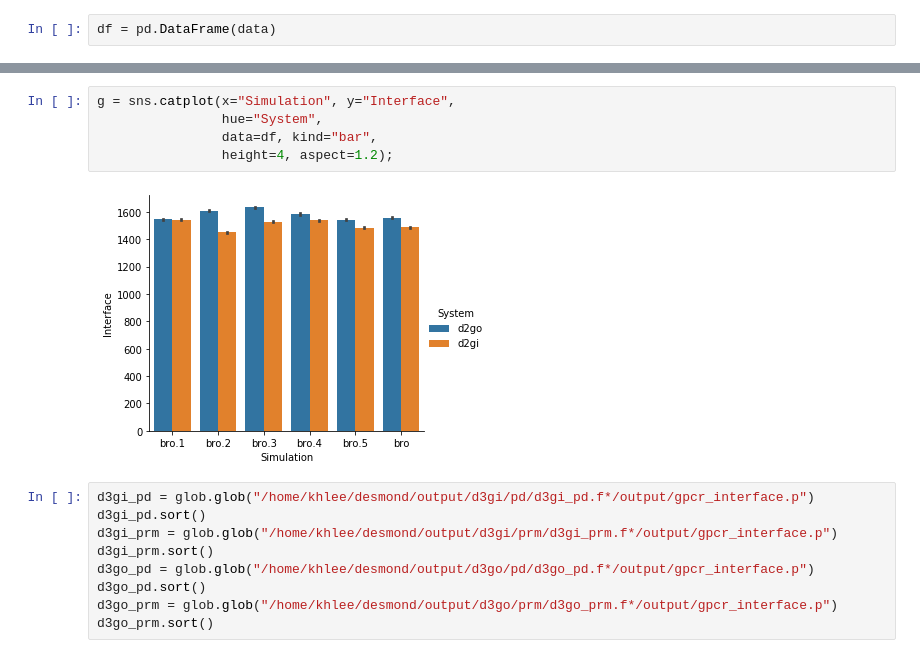
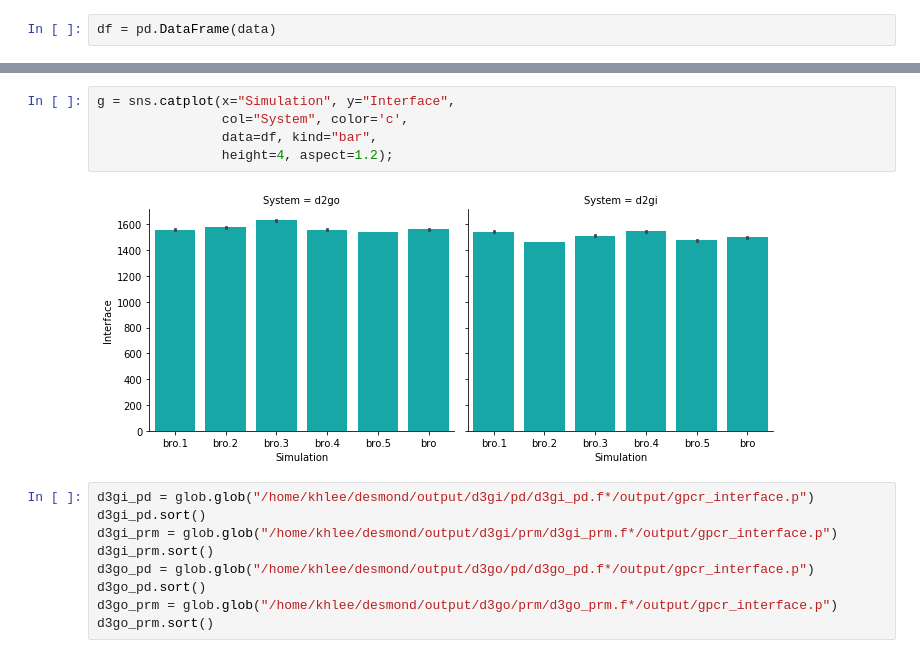
Before and after one commit to brucekhlee/ace, a Jupyter notebook: tutorial/dx_g_cpx/plots.ipynb, the cells around one changed output, grey strips where cells are left out. Drawn from its saved outputs; the diff is of its cells as text.

Commit message:
update plots

```diff
--- a/tutorial/dx_g_cpx/plots.ipynb
+++ b/tutorial/dx_g_cpx/plots.ipynb
@@ -54,10 +54,10 @@ df
 # %%
 g = sns.catplot(x="Simulation", y="Interface",
-                hue="System",
+                col="System", color='c',
                 data=df, kind="bar",
                 height=4, aspect=1.2);
 # %% [output]
-[figure, old version]
+[figure, new version]
 # %%
 d3gi_pd = glob.glob("/home/khlee/desmond/output/d3gi/pd/d3gi_pd.f*/output/gpcr_interface.p")
 d3gi_pd.sort()
```
Also changed, not shown: parts of 4 cells of this notebook.
